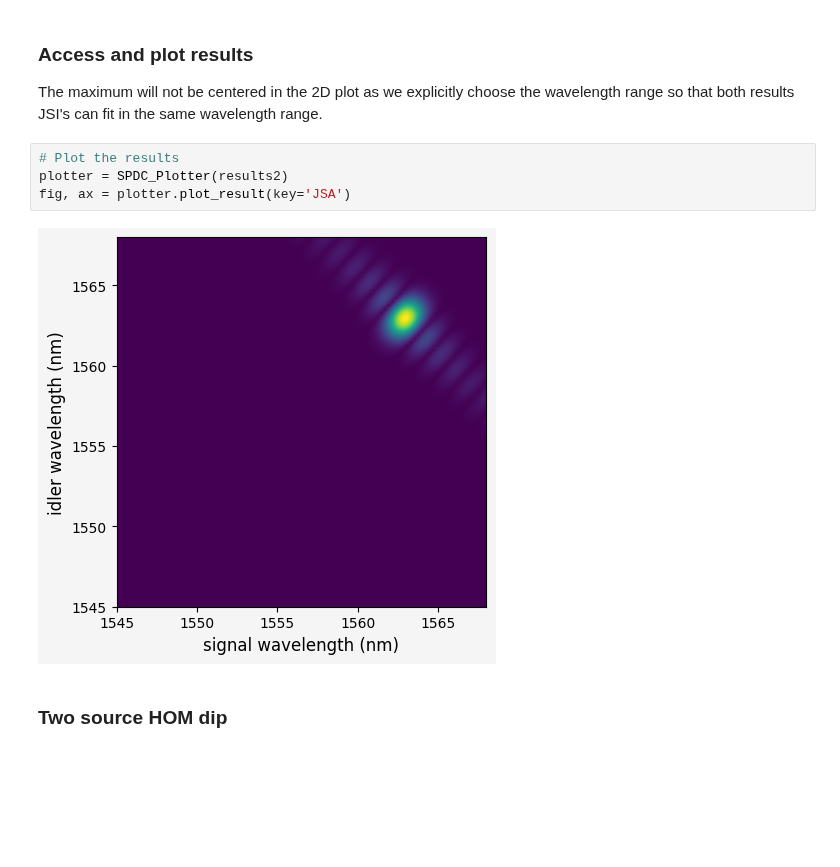
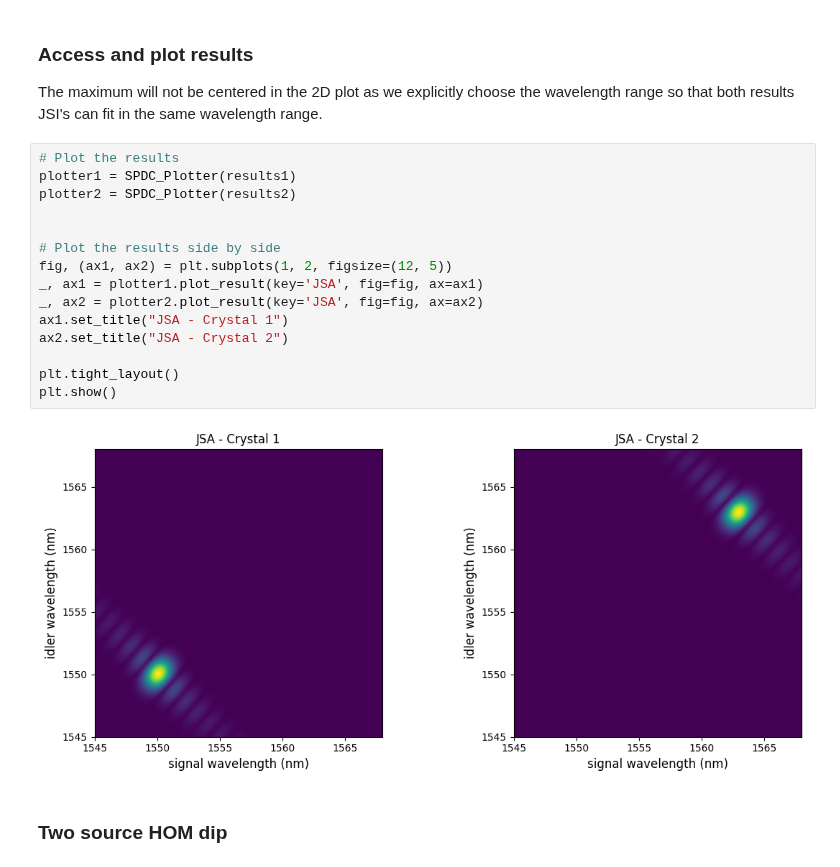
Before and after one commit to nicosieber/PhotonPairLab, a Jupyter notebook: demo.ipynb, the cells around one changed output. Saved outputs shown, nothing was run; the diff lists cells and outputs as text; blank space fills up the shorter version.

Commit message:
added plotting capability

```diff
--- a/demo.ipynb
+++ b/demo.ipynb
@@ -57,12 +57,23 @@ results2 = simulation2.run_simulation(steps=100)
 ### Access and plot results
 
 The maximum will not be centered in the 2D plot as we explicitly choose the wavelength range so that both results JSI's can fit in the same wavelength range.
-# %%
-# Plot the results
-plotter = SPDC_Plotter(results2)
-fig, ax = plotter.plot_result(key='JSA')
-# %% [output]
-[figure, removed]
+# %%
+# Plot the results
+plotter1 = SPDC_Plotter(results1)
+plotter2 = SPDC_Plotter(results2)
+
+
+# Plot the results side by side
+fig, (ax1, ax2) = plt.subplots(1, 2, figsize=(12, 5))
+_, ax1 = plotter1.plot_result(key='JSA', fig=fig, ax=ax1)
+_, ax2 = plotter2.plot_result(key='JSA', fig=fig, ax=ax2)
+ax1.set_title("JSA - Crystal 1")
+ax2.set_title("JSA - Crystal 2")
+
+plt.tight_layout()
+plt.show()
+# %% [output]
+[figure, added]
 # %% [markdown]
 ### Two source HOM dip
 # %%
```
Also changed, not shown: parts of 4 cells of this notebook, 1 other file.
